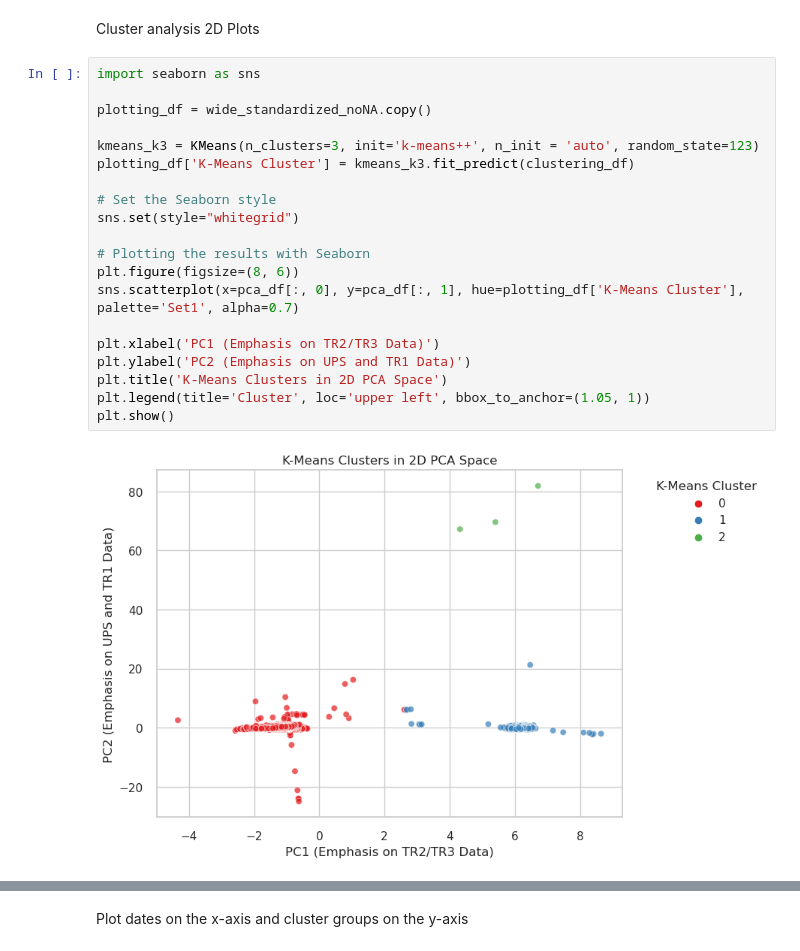
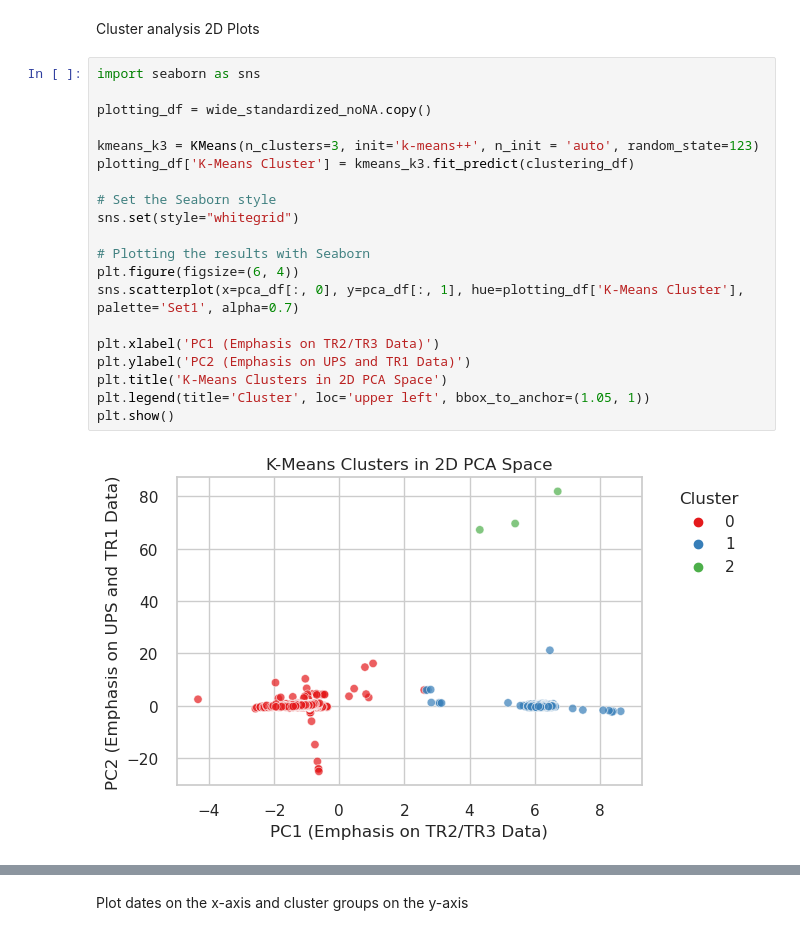
Before and after one commit to Matt17BR/ml4ds2324_cluster_analysis, a Jupyter notebook: scripts/cluster_analysis.ipynb, the cells around one changed output, grey strips where cells are left out. Cells and saved outputs as stored; diff of their text form.

```diff
--- a/scripts/cluster_analysis.ipynb
+++ b/scripts/cluster_analysis.ipynb
@@ -122,25 +115,25 @@ Cluster analysis 2D Plots
 # %%
 import seaborn as sns
 
 plotting_df = wide_standardized_noNA.copy()
 
 kmeans_k3 = KMeans(n_clusters=3, init='k-means++', n_init = 'auto', random_state=123)
 plotting_df['K-Means Cluster'] = kmeans_k3.fit_predict(clustering_df)
 
 # Set the Seaborn style
 sns.set(style="whitegrid")
 
 # Plotting the results with Seaborn
-plt.figure(figsize=(8, 6))
+plt.figure(figsize=(6, 4))
 sns.scatterplot(x=pca_df[:, 0], y=pca_df[:, 1], hue=plotting_df['K-Means Cluster'], palette='Set1', alpha=0.7)
 
 plt.xlabel('PC1 (Emphasis on TR2/TR3 Data)')
 plt.ylabel('PC2 (Emphasis on UPS and TR1 Data)')
 plt.title('K-Means Clusters in 2D PCA Space')
 plt.legend(title='Cluster', loc='upper left', bbox_to_anchor=(1.05, 1))
 plt.show()
 # %% [output]
-[figure, old version]
+[figure, new version]
 # %%
 dbscan_k3 = DBSCAN(eps=5, min_samples=11)
 plotting_df['DBSCAN Cluster'] = dbscan_k3.fit_predict(clustering_df)
```
Also changed, not shown: parts of 8 cells of this notebook.
